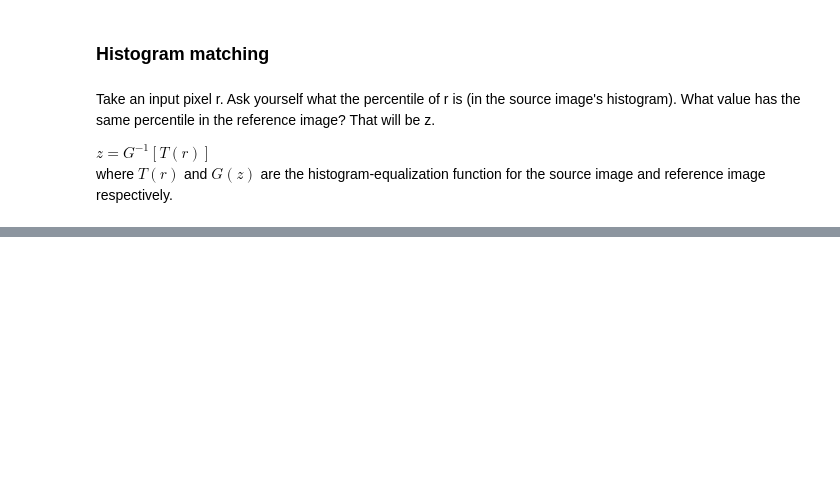
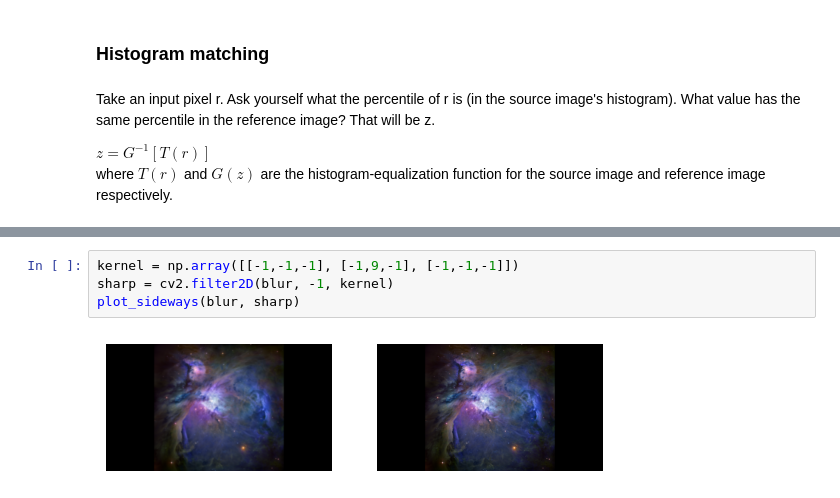
Before and after one commit to absurdusername/LabsSem5, a Jupyter notebook: CV/Lab03.ipynb, the cells around one changed output, grey strips where cells are left out. Drawn from its saved outputs; the diff is of its cells as text; blank space fills up the shorter version.

```diff
--- a/CV/Lab03.ipynb
+++ b/CV/Lab03.ipynb
@@ -50,0 +86,6 @@ plot_sideways_with_histogram(img, matched)
+# %%
+kernel = np.array([[-1,-1,-1], [-1,9,-1], [-1,-1,-1]])
+sharp = cv2.filter2D(blur, -1, kernel)
+plot_sideways(blur, sharp)
+# %% [output]
+[figure, added]
```
Also changed, not shown: parts of 9 cells of this notebook, 1 other file.
